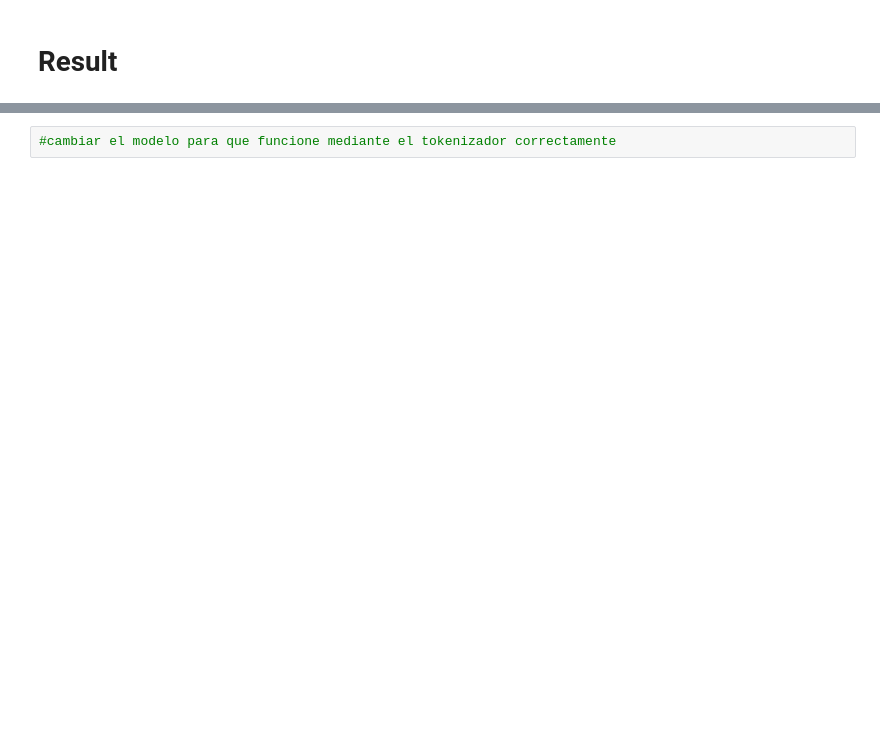
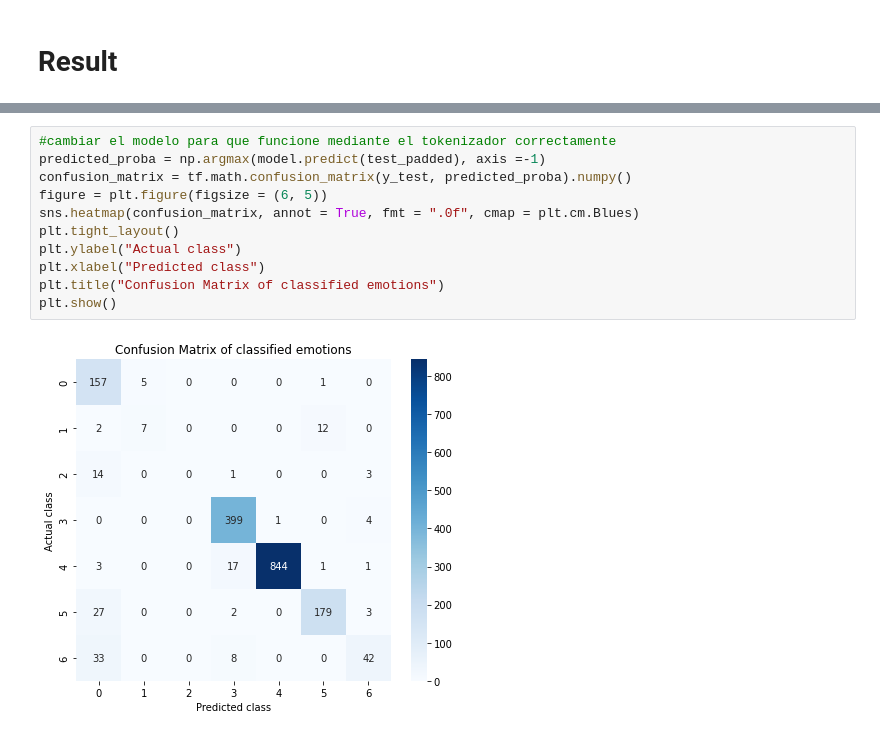
Before and after one commit to andersonmorillo/SLF4SA-main, a Jupyter notebook: run_nb/baselineRNN_LSTM.ipynb, the cells around one changed output, grey strips where cells are left out. Cells and saved outputs as stored; diff of their text form; blank space fills up the shorter version.

```diff
--- a/run_nb/baselineRNN_LSTM.ipynb
+++ b/run_nb/baselineRNN_LSTM.ipynb
@@ -199,2 +199,13 @@ Model accuracy is 39.20653462409973%
-# %%
-#cambiar el modelo para que funcione mediante el tokenizador correctamente
+# %%
+#cambiar el modelo para que funcione mediante el tokenizador correctamente
+predicted_proba = np.argmax(model.predict(test_padded), axis =-1)
+confusion_matrix = tf.math.confusion_matrix(y_test, predicted_proba).numpy()
+figure = plt.figure(figsize = (6, 5))
+sns.heatmap(confusion_matrix, annot = True, fmt = ".0f", cmap = plt.cm.Blues)
+plt.tight_layout()
+plt.ylabel("Actual class")
+plt.xlabel("Predicted class")
+plt.title("Confusion Matrix of classified emotions")
+plt.show()
+# %% [output]
+[figure, added]
```
Also changed, not shown: parts of 6 cells of this notebook.
